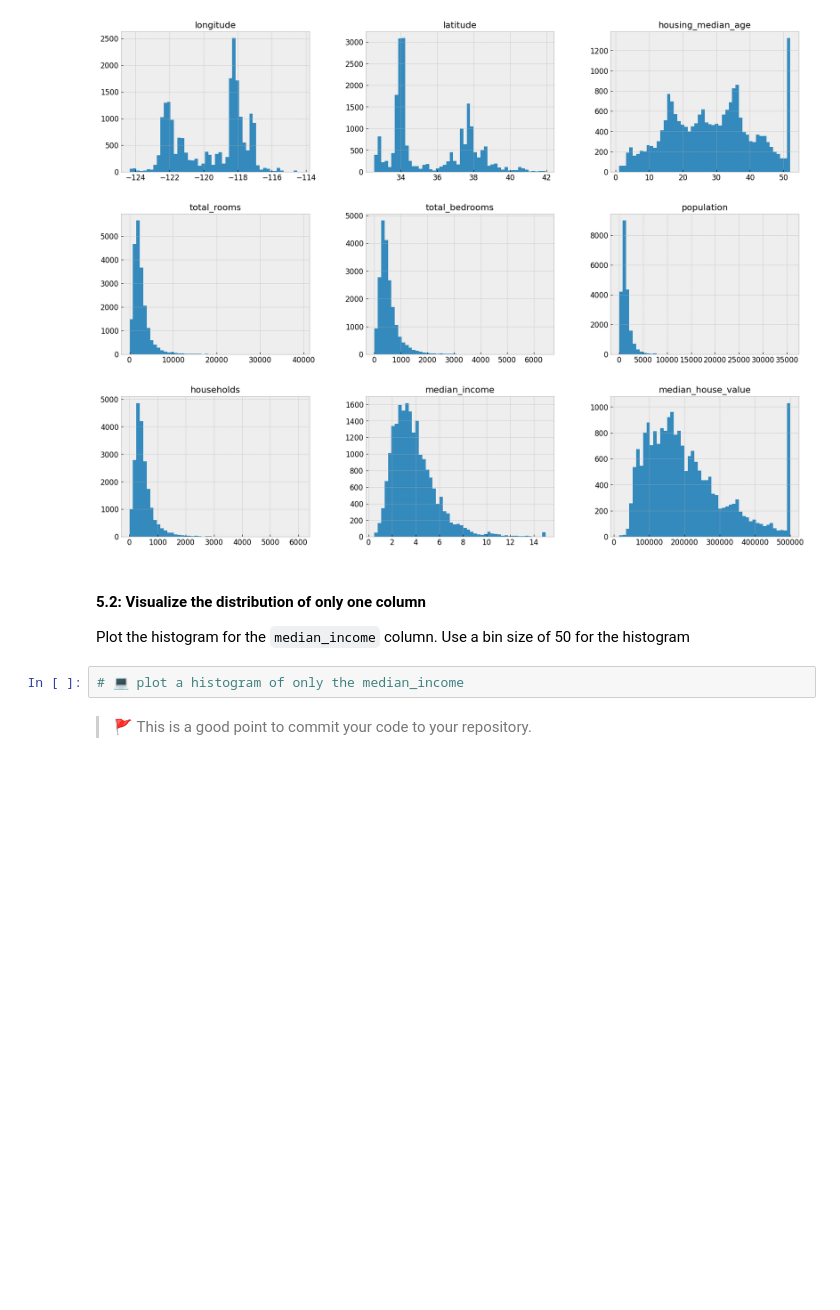
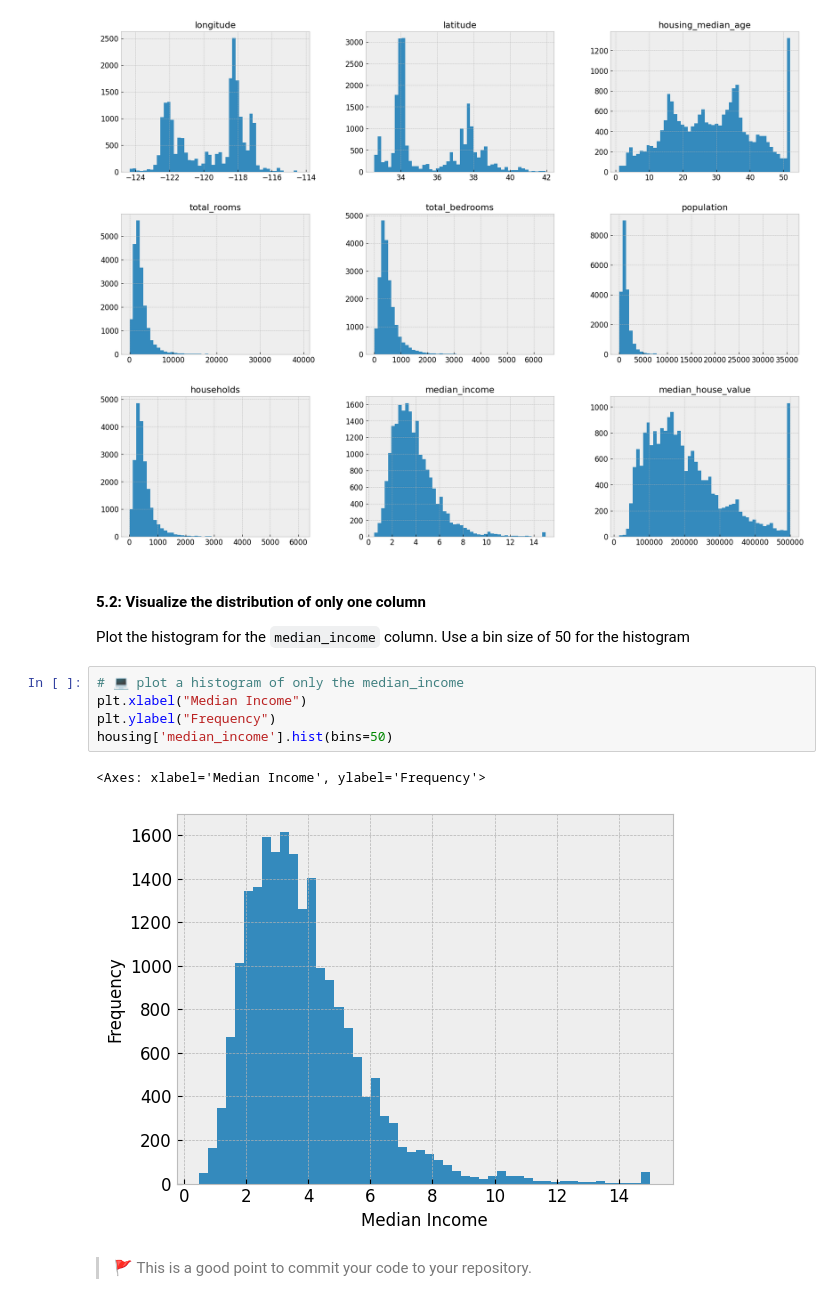
Before and after one commit to IT4063-Spring2025/eda-assignment-oyekunmo, a Jupyter notebook: notebook.ipynb, the cells around one changed output. Drawn from its saved outputs; the diff is of its cells as text; blank space fills up the shorter version.

Commit message:
5.2 Visualize the distribution of only one column

```diff
--- a/notebook.ipynb
+++ b/notebook.ipynb
@@ -210,6 +210,12 @@ plt.show()
 Plot the histogram for the `median_income` column. Use a bin size of 50 for the histogram
 # %%
 # 💻 plot a histogram of only the median_income
+plt.xlabel("Median Income")
+plt.ylabel("Frequency")
+housing['median_income'].hist(bins=50)
+# %% [output]
+<Axes: xlabel='Median Income', ylabel='Frequency'>
+[figure, added]
 # %% [markdown]
 > 🚩 This is a good point to commit your code to your repository.
 # %% [markdown]
```
